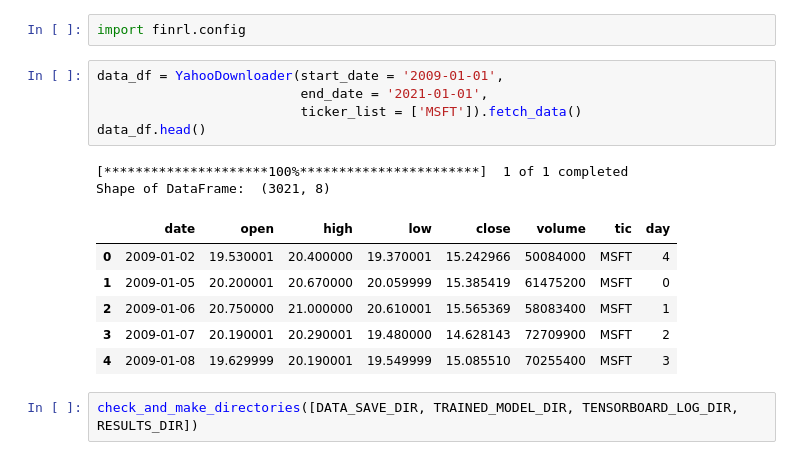
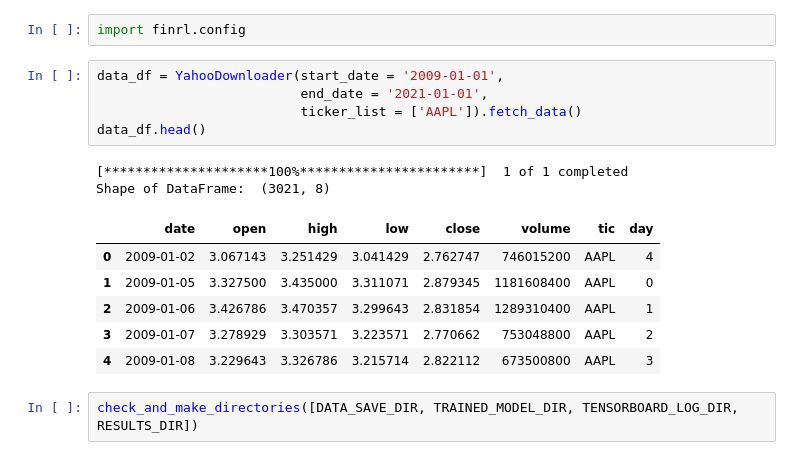
Before and after one commit to Shritej24c/Trading-Bot-RL, a Jupyter notebook: RL_Trading_Bot_Real.ipynb, the cells around one changed output. Drawn from its saved outputs; the diff is of its cells as text.

```diff
--- a/RL_Trading_Bot_Real.ipynb
+++ b/RL_Trading_Bot_Real.ipynb
@@ -74,17 +74,17 @@ import finrl.config
 # %%
 data_df = YahooDownloader(start_date = '2009-01-01',
                           end_date = '2021-01-01',
-                          ticker_list = ['MSFT']).fetch_data()
+                          ticker_list = ['AAPL']).fetch_data()
 data_df.head()
 # %% [output]
 [*********************100%***********************]  1 of 1 completed
 Shape of DataFrame:  (3021, 8)
 |  | date | open | high | low | close | volume | tic | day |
-| 0 | 2009-01-02 | 19.530001 | 20.400000 | 19.370001 | 15.242966 | 50084000 | MSFT | 4 |
-| 1 | 2009-01-05 | 20.200001 | 20.670000 | 20.059999 | 15.385419 | 61475200 | MSFT | 0 |
-| 2 | 2009-01-06 | 20.750000 | 21.000000 | 20.610001 | 15.565369 | 58083400 | MSFT | 1 |
-| 3 | 2009-01-07 | 20.190001 | 20.290001 | 19.480000 | 14.628143 | 72709900 | MSFT | 2 |
-| 4 | 2009-01-08 | 19.629999 | 20.190001 | 19.549999 | 15.085510 | 70255400 | MSFT | 3 |
+| 0 | 2009-01-02 | 3.067143 | 3.251429 | 3.041429 | 2.762747 | 746015200 | AAPL | 4 |
+| 1 | 2009-01-05 | 3.327500 | 3.435000 | 3.311071 | 2.879345 | 1181608400 | AAPL | 0 |
+| 2 | 2009-01-06 | 3.426786 | 3.470357 | 3.299643 | 2.831854 | 1289310400 | AAPL | 1 |
+| 3 | 2009-01-07 | 3.278929 | 3.303571 | 3.223571 | 2.770662 | 753048800 | AAPL | 2 |
+| 4 | 2009-01-08 | 3.229643 | 3.326786 | 3.215714 | 2.822112 | 673500800 | AAPL | 3 |
 # %%
 check_and_make_directories([DATA_SAVE_DIR, TRAINED_MODEL_DIR, TENSORBOARD_LOG_DIR, RESULTS_DIR])
 # %%
```
Also changed, not shown: parts of 29 cells of this notebook.
